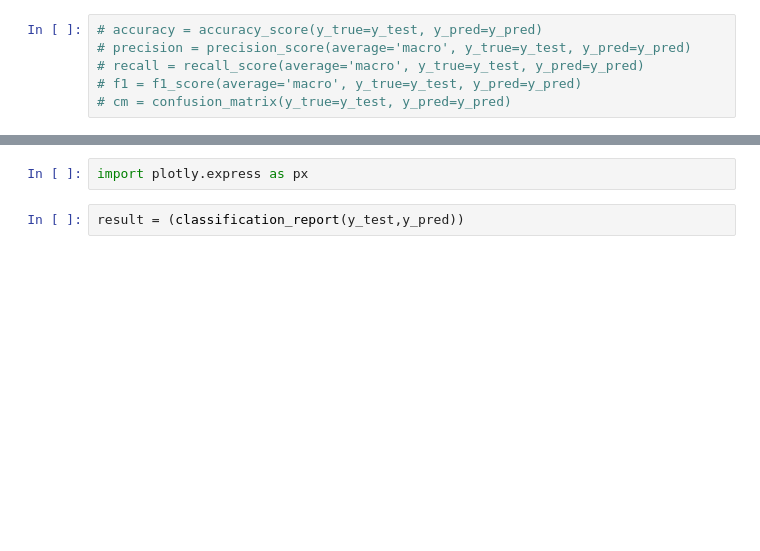
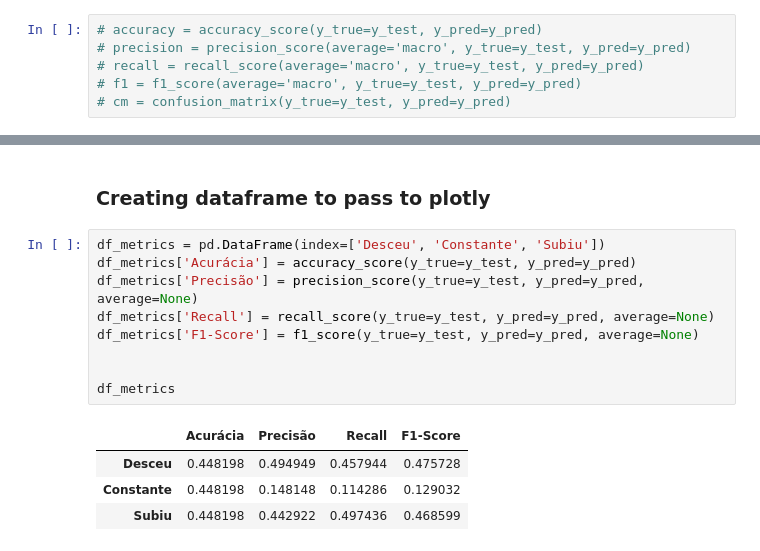
Before and after one commit to guico3lho/TCC_stock_price, a Jupyter notebook: pipeline/supervised_deep_models/evaluate_models.ipynb, the cells around one changed output, grey strips where cells are left out. Saved outputs shown, nothing was run; the diff lists cells and outputs as text; blank space fills up the shorter version.

Commit message:
refac: melhora resultados de evaluate deep learning

```diff
--- a/pipeline/supervised_deep_models/evaluate_models.ipynb
+++ b/pipeline/supervised_deep_models/evaluate_models.ipynb
@@ -257,4 +256,16 @@ array([0.56542056, 0.        , 0.52820513])
-# %%
-import plotly.express as px
-# %%
-result = (classification_report(y_test,y_pred))
+# %% [markdown]
+### Creating dataframe to pass to plotly
+# %%
+df_metrics = pd.DataFrame(index=['Desceu', 'Constante', 'Subiu'])
+df_metrics['Acurácia'] = accuracy_score(y_true=y_test, y_pred=y_pred)
+df_metrics['Precisão'] = precision_score(y_true=y_test, y_pred=y_pred, average=None)
+df_metrics['Recall'] = recall_score(y_true=y_test, y_pred=y_pred, average=None)
+df_metrics['F1-Score'] = f1_score(y_true=y_test, y_pred=y_pred, average=None)
+
+
+df_metrics
+# %% [output]
+|  | Acurácia | Precisão | Recall | F1-Score |
+| Desceu | 0.448198 | 0.494949 | 0.457944 | 0.475728 |
+| Constante | 0.448198 | 0.148148 | 0.114286 | 0.129032 |
+| Subiu | 0.448198 | 0.442922 | 0.497436 | 0.468599 |
```
Also changed, not shown: parts of 13 cells of this notebook, 9 other files.
